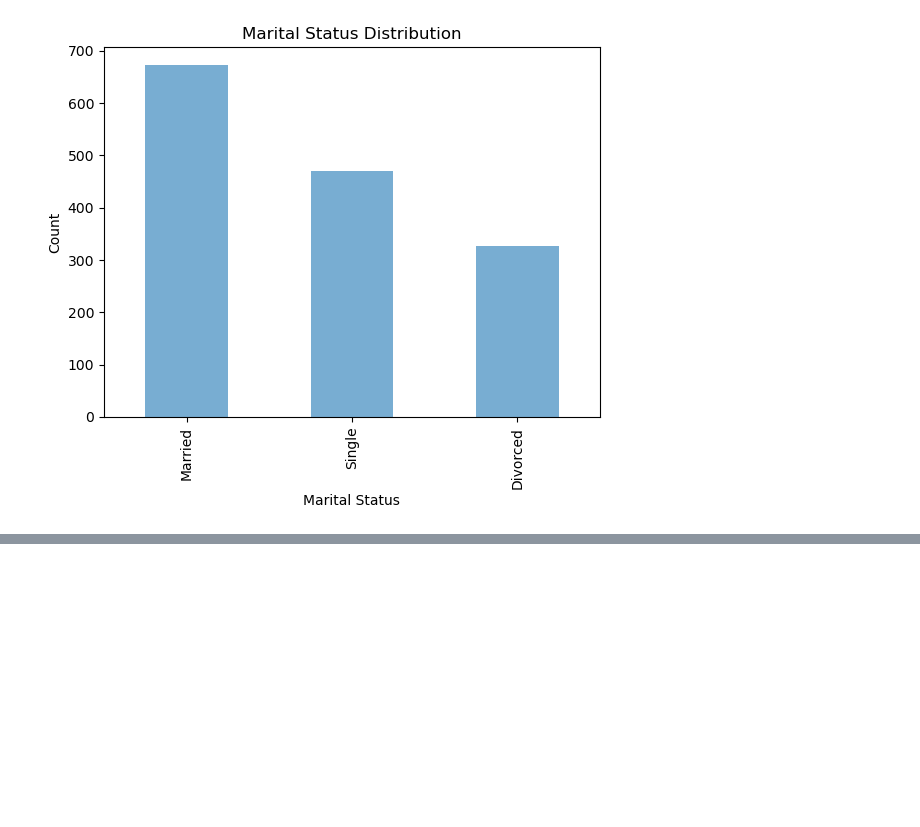
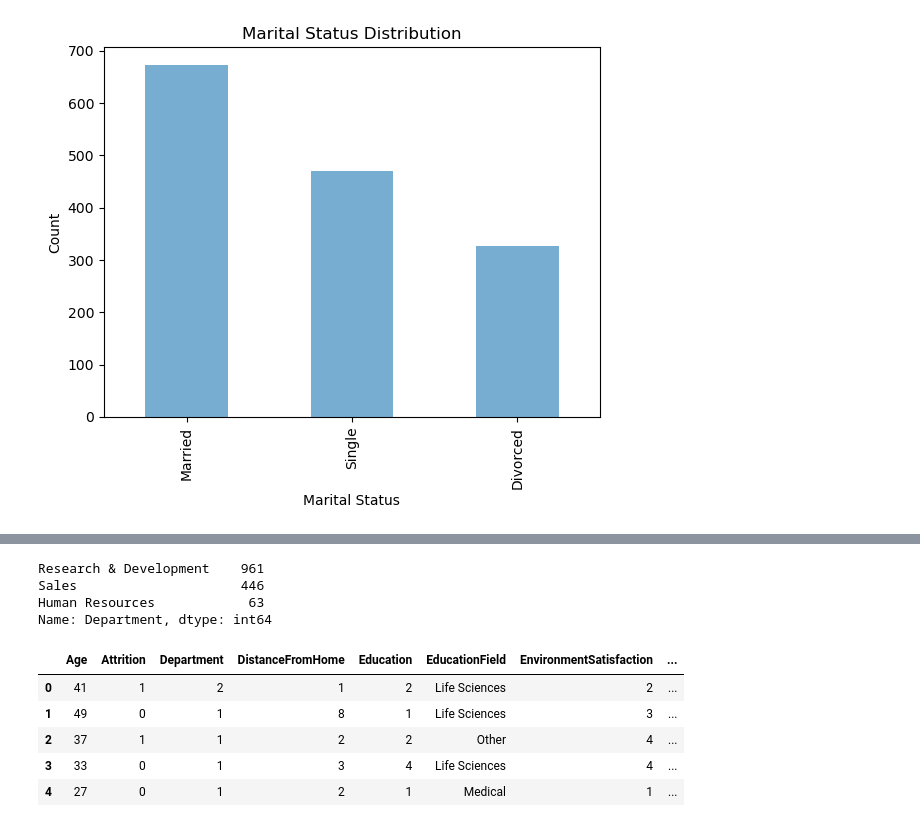
Before and after one commit to s-1-n-t-h/DataScience_Simplilearn, a Jupyter notebook: Project/IBM HR Analytics Employee Attrition Modelling .ipynb, the cells around one changed output, grey strips where cells are left out. Drawn from its saved outputs; the diff is of its cells as text; code cells hidden in the pictures; blank space fills up the shorter version.

```diff
--- a/Project/IBM HR Analytics Employee Attrition Modelling .ipynb
+++ b/Project/IBM HR Analytics Employee Attrition Modelling .ipynb
@@ -174,0 +207,20 @@ plt.show()
+# %%
+dataFrame.Department.value_counts()
+# %% [output]
+Research & Development    961
+Sales                     446
+Human Resources            63
+Name: Department, dtype: int64
+# %%
+dataFrame['Department'].replace('Research & Development',1, inplace=True)
+dataFrame['Department'].replace('Sales',2, inplace=True)
+dataFrame['Department'].replace('Human Resources', 3, inplace=True)
+# %%
+dataFrame.head()
+# %% [output]
+|  | Age | Attrition | Department | DistanceFromHome | Education | EducationField | EnvironmentSatisfaction | ... |
+| 0 | 41 | 1 | 2 | 1 | 2 | Life Sciences | 2 | ... |
+| 1 | 49 | 0 | 1 | 8 | 1 | Life Sciences | 3 | ... |
+| 2 | 37 | 1 | 1 | 2 | 2 | Other | 4 | ... |
+| 3 | 33 | 0 | 1 | 3 | 4 | Life Sciences | 4 | ... |
+| 4 | 27 | 0 | 1 | 2 | 1 | Medical | 1 | ... |
```
Also changed, not shown: parts of 22 cells of this notebook.
